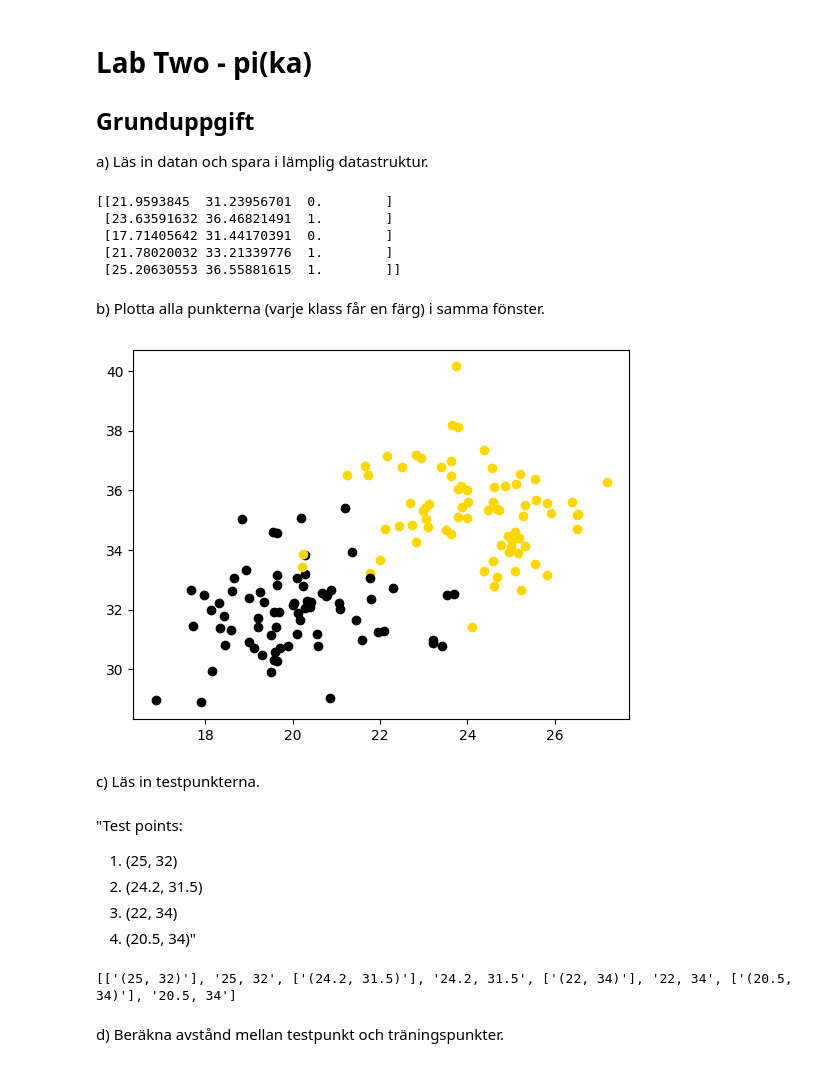
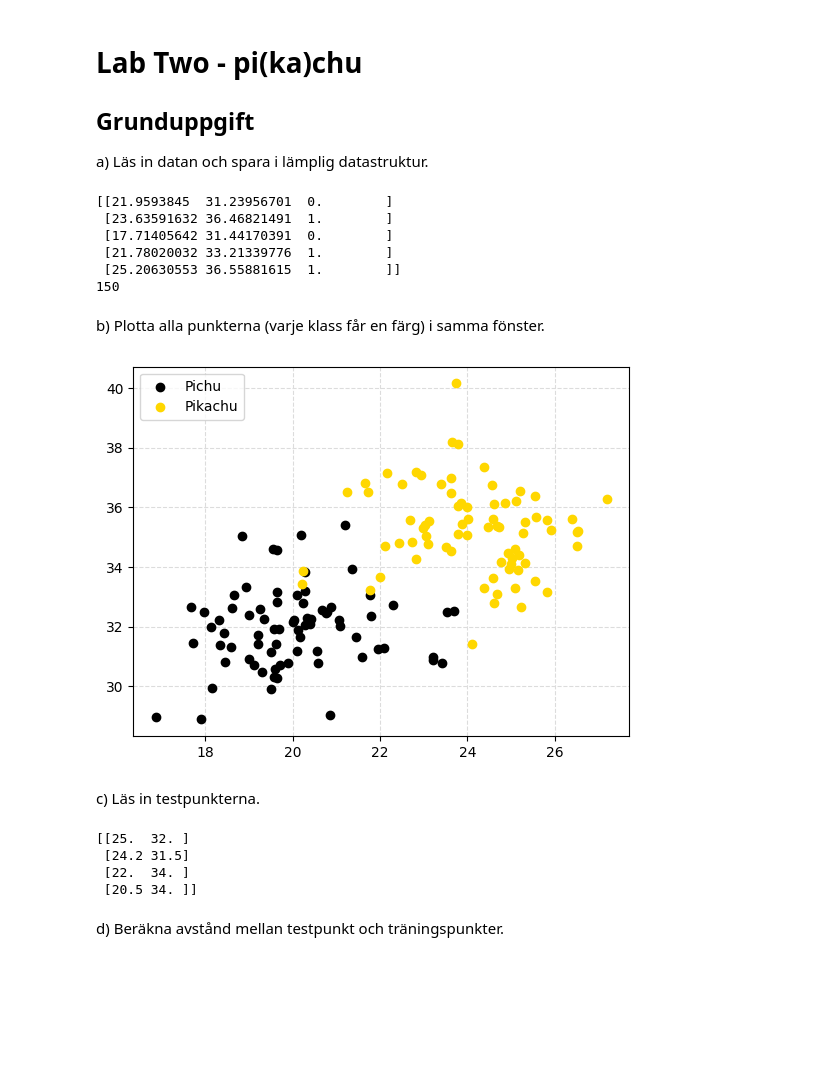
Before and after one commit to pr0fez/python-programming-ANDERS-SANDERLI, a Jupyter notebook: Labs/labb2test1.ipynb, the cells around one changed output. Drawn from its saved outputs; the diff is of its cells as text; code cells hidden in the pictures; blank space fills up the shorter version.

```diff
--- a/Labs/labb2test1.ipynb
+++ b/Labs/labb2test1.ipynb
@@ -1,15 +1,13 @@
 # %% [markdown]
-# Lab Two - pi(ka)
+# Lab Two - pi(ka)chu
 
 ## Grunduppgift
 
 a) Läs in datan och spara i lämplig datastruktur.
 # %%
-import numpy as np
-
 path_datapoints = "/home/albot/coding/repos/python-programming-ANDERS-SANDERLI/Data/datapoints.txt"
 
-with open(path_datapoints, "r") as dp
+with open(path_datapoints, "r") as dp:
     temp_list = []
     lines = dp.readlines()
     for row in lines[1:]:
@@ -24,30 +22,26 @@ print(datapoints_arr[:5])
  [17.71405642 31.44170391  0.        ]
  [21.78020032 33.21339776  1.        ]
  [25.20630553 36.55881615  1.        ]]
+150
 # %% [markdown]
 b) Plotta alla punkterna (varje klass får en färg) i samma fönster.
 # %%
 import numpy as np
 import matplotlib.pyplot as plt
 
 for x, y, z in datapoints_arr:
     if z == 0:
-        plt.scatter(x, y, color="black")
+        plt.scatter(x, y, color="black", zorder=2)
     else:
-        plt.scatter(x, y, color="gold")
+        plt.scatter(x, y, color="gold", zorder=3)
+
+plt.legend(["Pichu", "Pikachu"], loc="upper left")
+plt.grid(True, color="gainsboro", linestyle="dashed", zorder=1)
 # %% [output]
-[figure, old version]
+[figure, new version]
 # %% [markdown]
 c) Läs in testpunkterna.
-# %% [markdown]
-"Test points:
-1. (25, 32)
-2. (24.2, 31.5)
-3. (22, 34)
-4. (20.5, 34)"
 # %%
-import numpy as np
-
 path_testpoints = "/home/albot/coding/repos/python-programming-ANDERS-SANDERLI/Data/testpoints.txt"
 
 with open(path_testpoints, "r") as tp:
@@ -55,14 +49,16 @@ with open(path_testpoints, "r") as tp:
     lines = tp.readlines()
     for row in lines[1:]:
         row = row[3:].strip().split(") ")
-        temp_list.append(row)
-        for value in row:
-            # print(value[1:-1])
-            v = value[1:-1]                 # Försöker använda slicing för att få bort paranteser MEN DET GÅR INTE?!
-            temp_list.append(v)
+        for pair in row:
+            pair = pair.strip("()").split(", ")
+            temp_list.append(pair)
+            testpoints_arr = np.array(temp_list, dtype=float)
 
-print(temp_list)
+print(testpoints_arr)
 # %% [output]
-[['(25, 32)'], '25, 32', ['(24.2, 31.5)'], '24.2, 31.5', ['(22, 34)'], '22, 34', ['(20.5, 34)'], '20.5, 34']
+[[25.  32. ]
+ [24.2 31.5]
+ [22.  34. ]
+ [20.5 34. ]]
 # %% [markdown]
 d) Beräkna avstånd mellan testpunkt och träningspunkter.
```
Also changed, not shown: parts of 5 cells of this notebook, 1 other file.
